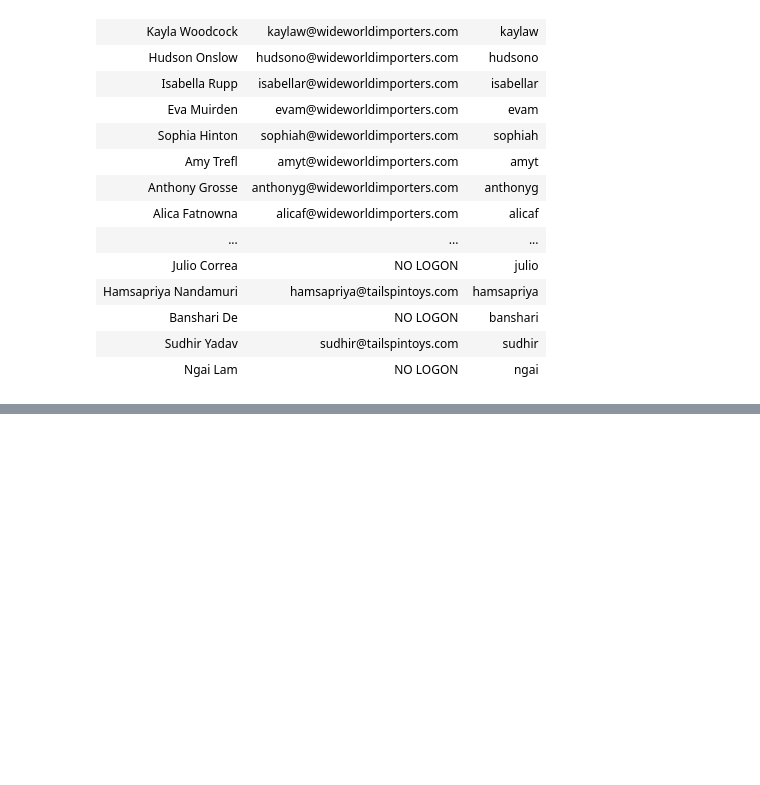
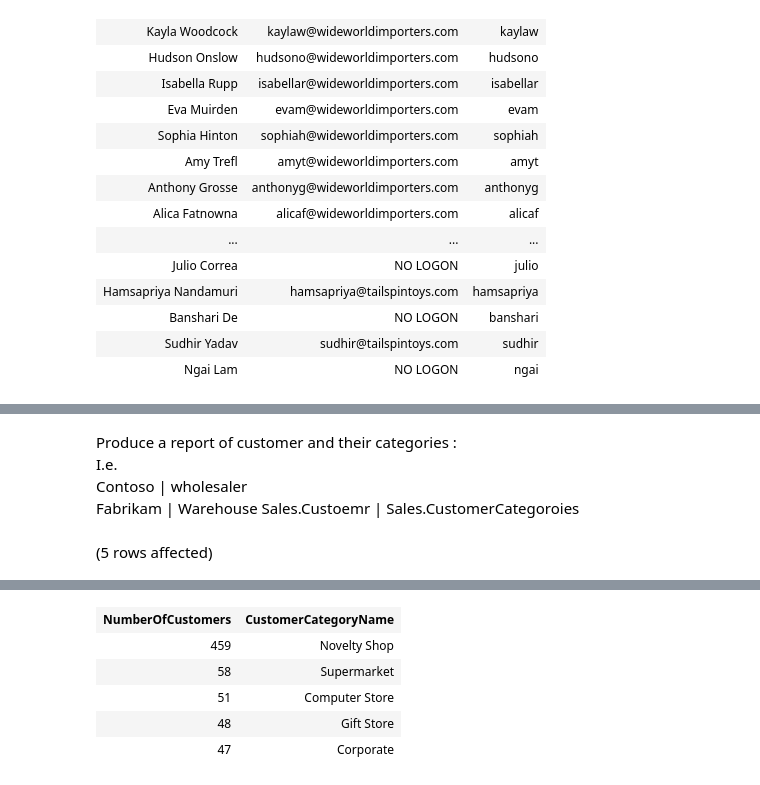
Before and after one commit to mssa-2023-fall/Stack-Overflow, a Jupyter notebook: SQL/SQLQuery/Lesson1.ipynb, the cells around one changed output, grey strips where cells are left out. Saved outputs shown, nothing was run; the diff lists cells and outputs as text; code cells hidden in the pictures; blank space fills up the shorter version.

```diff
--- a/SQL/SQLQuery/Lesson1.ipynb
+++ b/SQL/SQLQuery/Lesson1.ipynb
@@ -69,0 +100,13 @@ Total execution time: 00:00:00.140
+# %% [markdown]
+Produce a report of customer and their categories :
+I.e.
+Contoso | wholesaler
+Fabrikam | Warehouse
+Sales.Custoemr | Sales.CustomerCategoroies
+# %%
+SELECT COUNT(distinct CustomerName) AS NumberOfCustomers, CustomerCategoryName
+FROM Sales.Customers cu
+INNER JOIN Sales.CustomerCategories ca ON cu.CustomerCategoryID = ca.CustomerCategoryID
+GROUP BY CustomerCategoryName;
+# %% [output]
+(5 rows affected)
@@ -69,0 +114,6 @@ Total execution time: 00:00:00.140
+| NumberOfCustomers | CustomerCategoryName |
+| 459 | Novelty Shop |
+| 58 | Supermarket |
+| 51 | Computer Store |
+| 48 | Gift Store |
+| 47 | Corporate |
```
Also changed, not shown: parts of 8 cells of this notebook.
